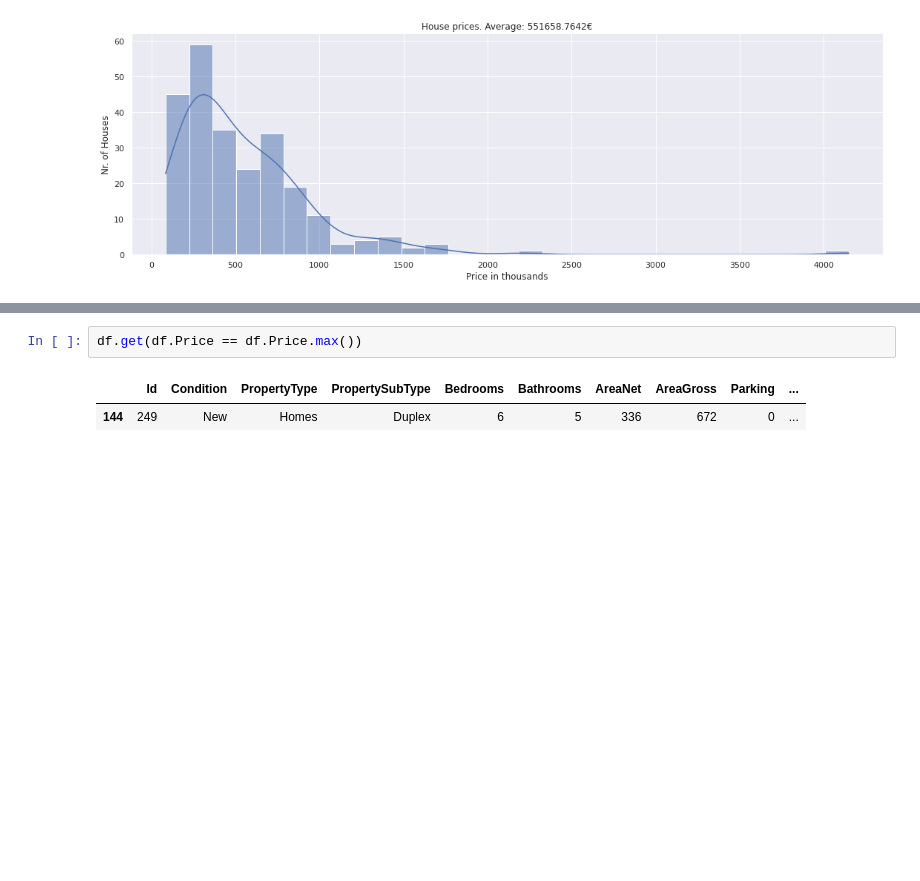
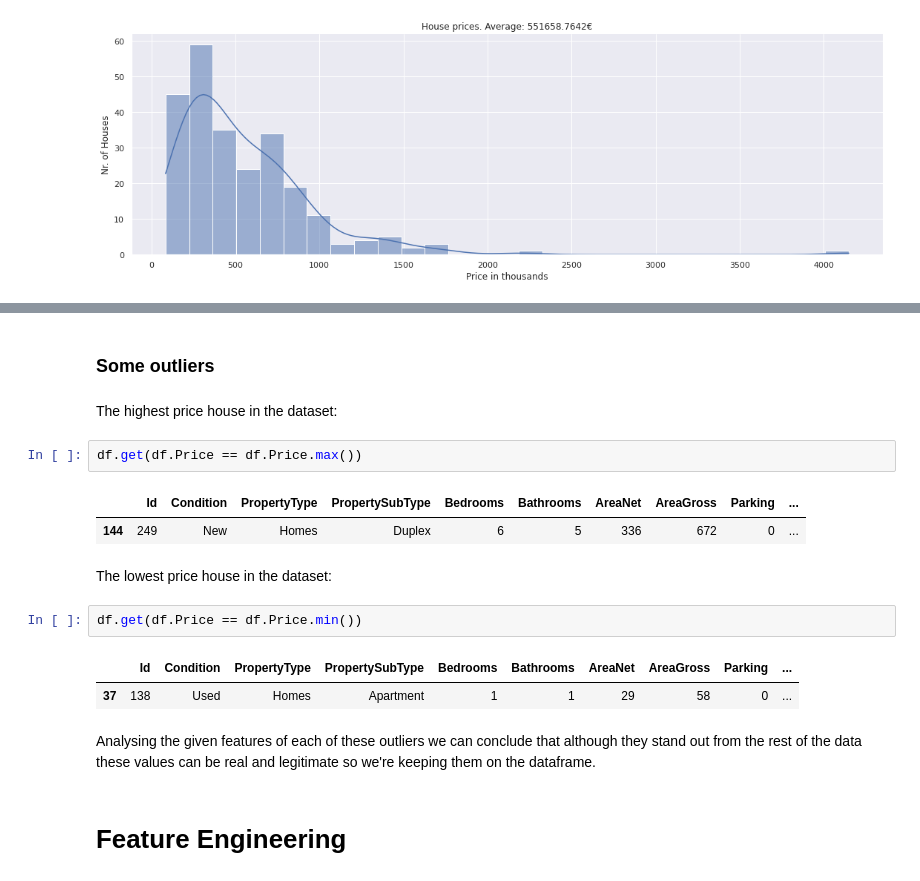
Before and after one commit to Rafabro8500/Data_Science_Fundamentals, a Jupyter notebook: Project - Lisbon House Prices.ipynb, the cells around one changed output, grey strips where cells are left out. Cells and saved outputs as stored; diff of their text form; blank space fills up the shorter version.

```diff
--- a/Project - Lisbon House Prices.ipynb
+++ b/Project - Lisbon House Prices.ipynb
@@ -300,8 +346,23 @@ folium.LayerControl().add_to(map1)
 map1
 # %% [output]
 [interactive output not drawn]
+# %% [markdown]
+### Some outliers
+# %% [markdown]
+The highest price house in the dataset:
 # %%
 df.get(df.Price == df.Price.max())
 # %% [output]
 |  | Id | Condition | PropertyType | PropertySubType | Bedrooms | Bathrooms | AreaNet | AreaGross | Parking | ... |
 | 144 | 249 | New | Homes | Duplex | 6 | 5 | 336 | 672 | 0 | ... |
+# %% [markdown]
+The lowest price house in the dataset:
+# %%
+df.get(df.Price == df.Price.min())
+# %% [output]
+|  | Id | Condition | PropertyType | PropertySubType | Bedrooms | Bathrooms | AreaNet | AreaGross | Parking | ... |
+| 37 | 138 | Used | Homes | Apartment | 1 | 1 | 29 | 58 | 0 | ... |
+# %% [markdown]
+Analysing the given features of each of these outliers we can conclude that although they stand out from the rest of the data these values can be real and legitimate so we're keeping them on the dataframe.
+# %% [markdown]
+# Feature Engineering
```
Also changed, not shown: parts of 13 cells of this notebook.
